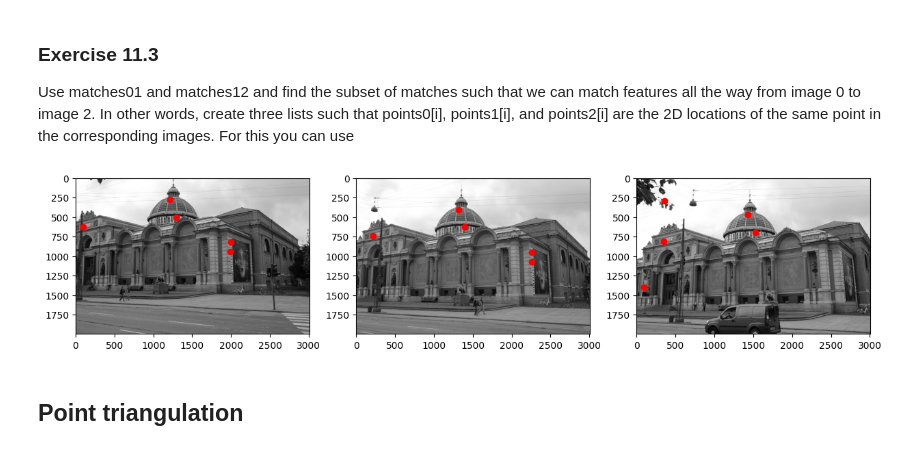
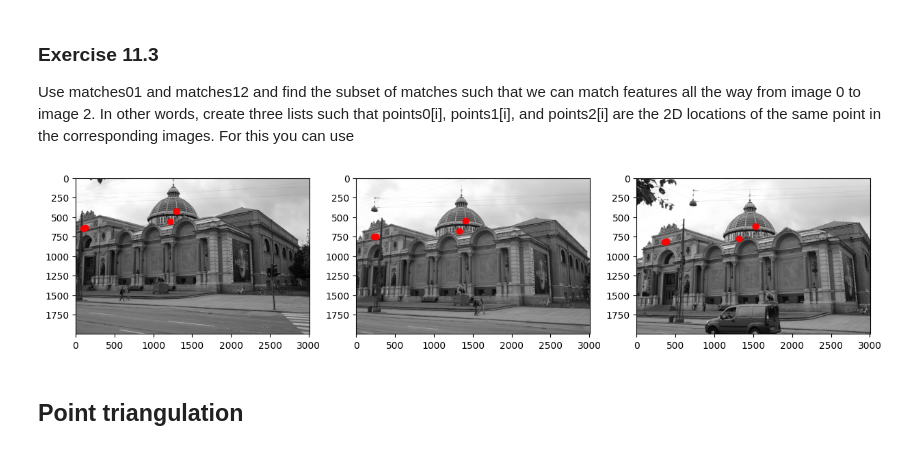
Before and after one commit to ibohaji/Cv, a Jupyter notebook: Exercises/week11.ipynb, the cells around one changed output. Drawn from its saved outputs; the diff is of its cells as text; code cells hidden in the pictures.

```diff
--- a/Exercises/week11.ipynb
+++ b/Exercises/week11.ipynb
@@ -105,25 +106,25 @@ For this you can use
 # %%
 
 _, idx01, idx12 = np.intersect1d(matches01[:,1], matches12[:,0], return_indices=True)
 
 
 points0 = kp0[matches01[idx01,0]]
 points1 = kp1[matches01[idx01,1]]
 points2 = kp2[matches12[idx12,1]]
 
 
 ## Let's plot the first 5 results
 
 fig, ax = plt.subplots(1,3,figsize=(15,15))
 ax[0].imshow(im0,cmap='gray')
-ax[0].scatter(points0[0:5,0],points0[0:5,1],color='r')
+ax[0].scatter(points0[25:30,0],points0[25:30,1],color='r')
 ax[1].imshow(im1,cmap='gray')
-ax[1].scatter(points1[0:5,0],points1[0:5,1],color='r')
+ax[1].scatter(points1[25:30,0],points1[25:30,1],color='r')
 ax[2].imshow(im2,cmap='gray')
-ax[2].scatter(points2[0:5,0],points2[0:5,1],color='r')
+ax[2].scatter(points2[25:30,0],points2[25:30,1],color='r')
 plt.show()
 # %% [output]
-[figure, old version]
+[figure, new version]
 # %% [markdown]
 ## Point triangulation
 # %% [markdown]
```
Also changed, not shown: parts of 6 cells of this notebook, 2 other files.
